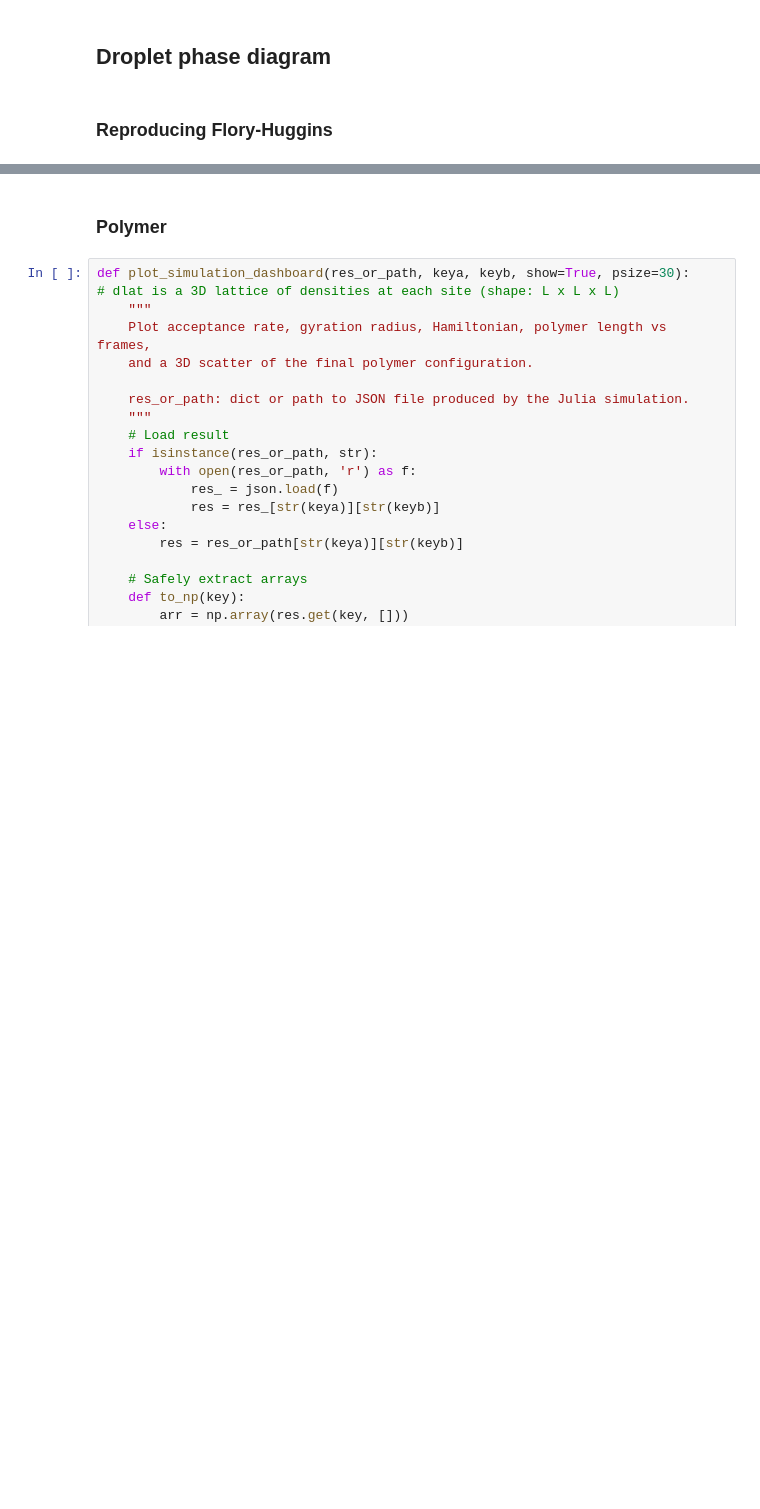
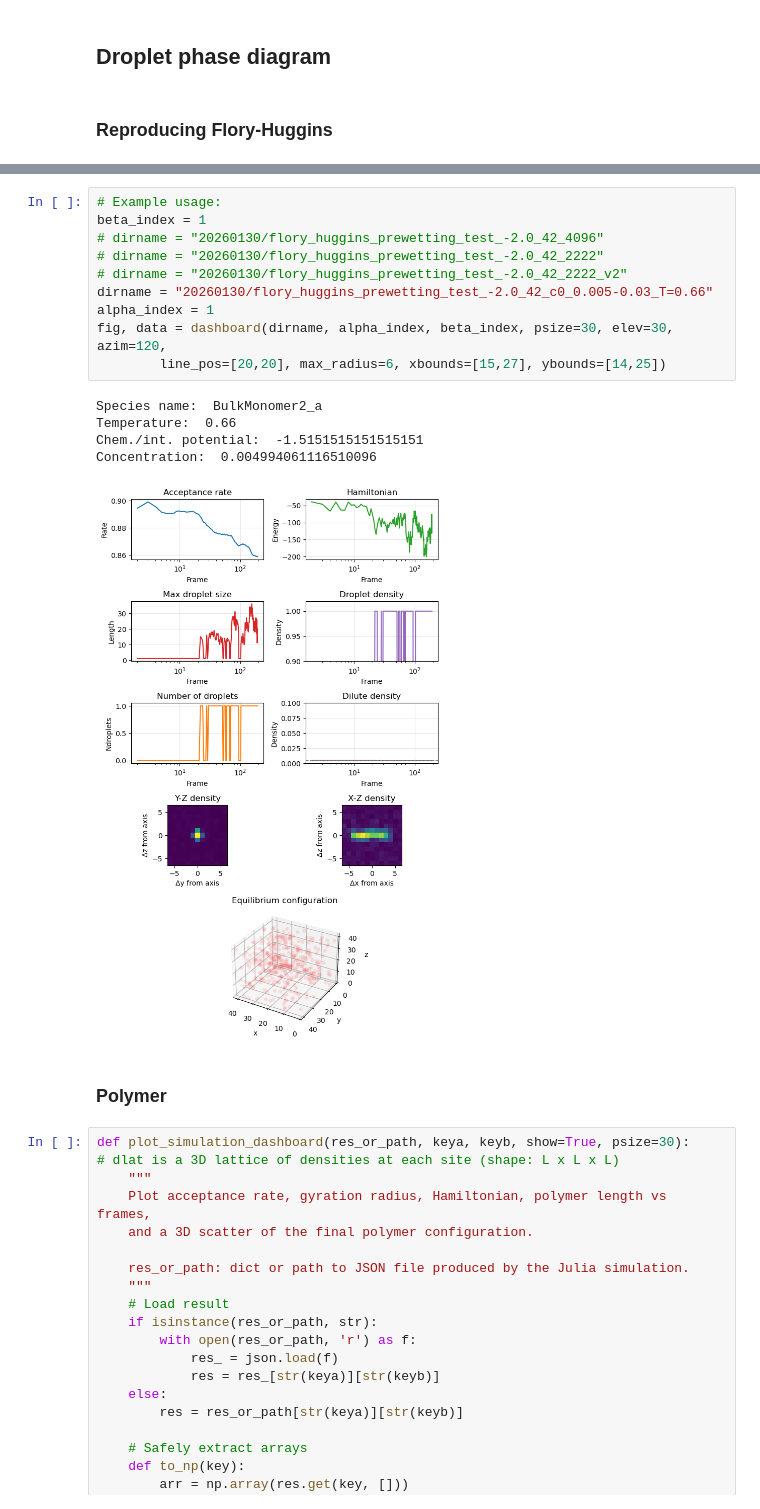
Before and after one commit to ta-rekt/Droplet, a Jupyter notebook: viz.ipynb, the cells around one changed output, grey strips where cells are left out. Cells and saved outputs as stored; diff of their text form; blank space fills up the shorter version.

```diff
--- a/viz.ipynb
+++ b/viz.ipynb
@@ -1859,3 +2198,19 @@ Chem./int. potential:  -1.5
+# %%
+# Example usage:
+beta_index = 1
+# dirname = "20260130/flory_huggins_prewetting_test_-2.0_42_4096"
+# dirname = "20260130/flory_huggins_prewetting_test_-2.0_42_2222"
+# dirname = "20260130/flory_huggins_prewetting_test_-2.0_42_2222_v2"
+dirname = "20260130/flory_huggins_prewetting_test_-2.0_42_c0_0.005-0.03_T=0.66"
+alpha_index = 1
+fig, data = dashboard(dirname, alpha_index, beta_index, psize=30, elev=30, azim=120,
+        line_pos=[20,20], max_radius=6, xbounds=[15,27], ybounds=[14,25])
+# %% [output]
+Species name:  BulkMonomer2_a
+Temperature:  0.66
+Chem./int. potential:  -1.5151515151515151
+Concentration:  0.004994061116510096
+[figure, added]
 # %% [markdown]
 ### Polymer
 # %%
```
Also changed, not shown: parts of 10 cells of this notebook, 8 other files.
